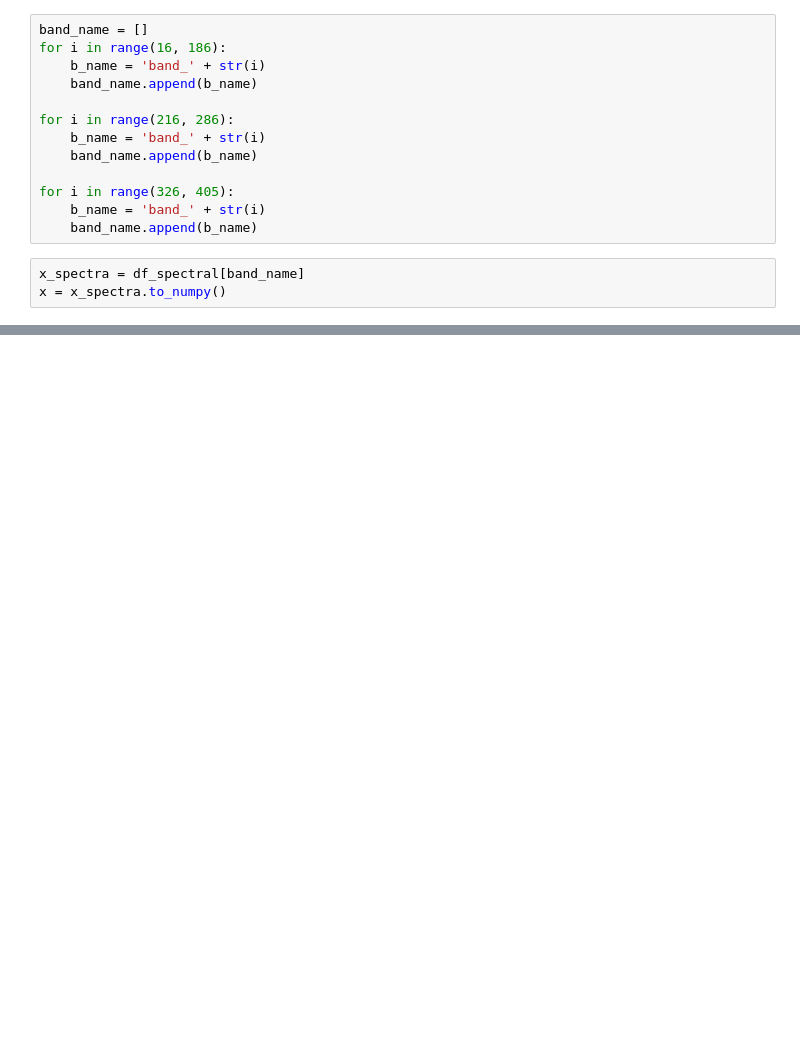
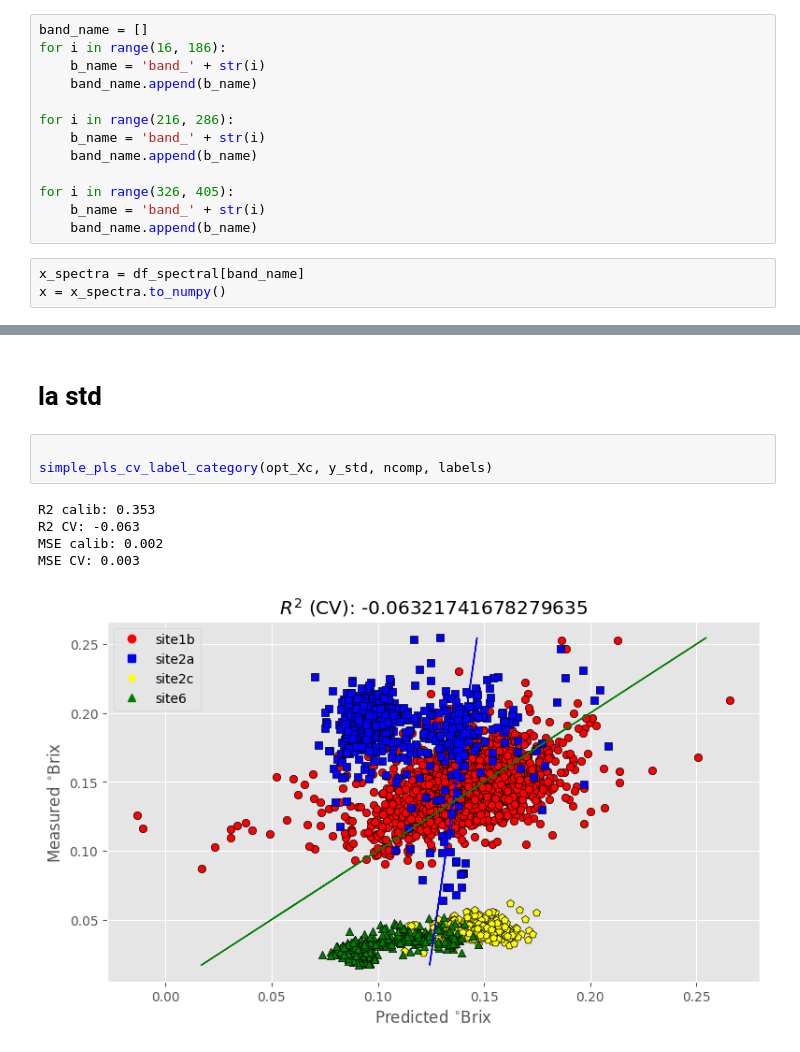
Before and after one commit to wenquchen/hytools, a Jupyter notebook: Gaussian_pdf_PLSR_combine_ymax.ipynb, the cells around one changed output, grey strips where cells are left out. Cells and saved outputs as stored; diff of their text form; blank space fills up the shorter version.

```diff
--- a/Gaussian_pdf_PLSR_combine_ymax.ipynb
+++ b/Gaussian_pdf_PLSR_combine_ymax.ipynb
@@ -215,0 +333,11 @@ def simple_pls_cv(X, y, n_comp):
+# %% [markdown]
+# la std
+# %%
+
+simple_pls_cv_label_category(opt_Xc, y_std, ncomp, labels)
+# %% [output]
+R2 calib: 0.353
+R2 CV: -0.063
+MSE calib: 0.002
+MSE CV: 0.003
+[figure, added]
```
Also changed, not shown: parts of 53 cells of this notebook, 2 other files.
